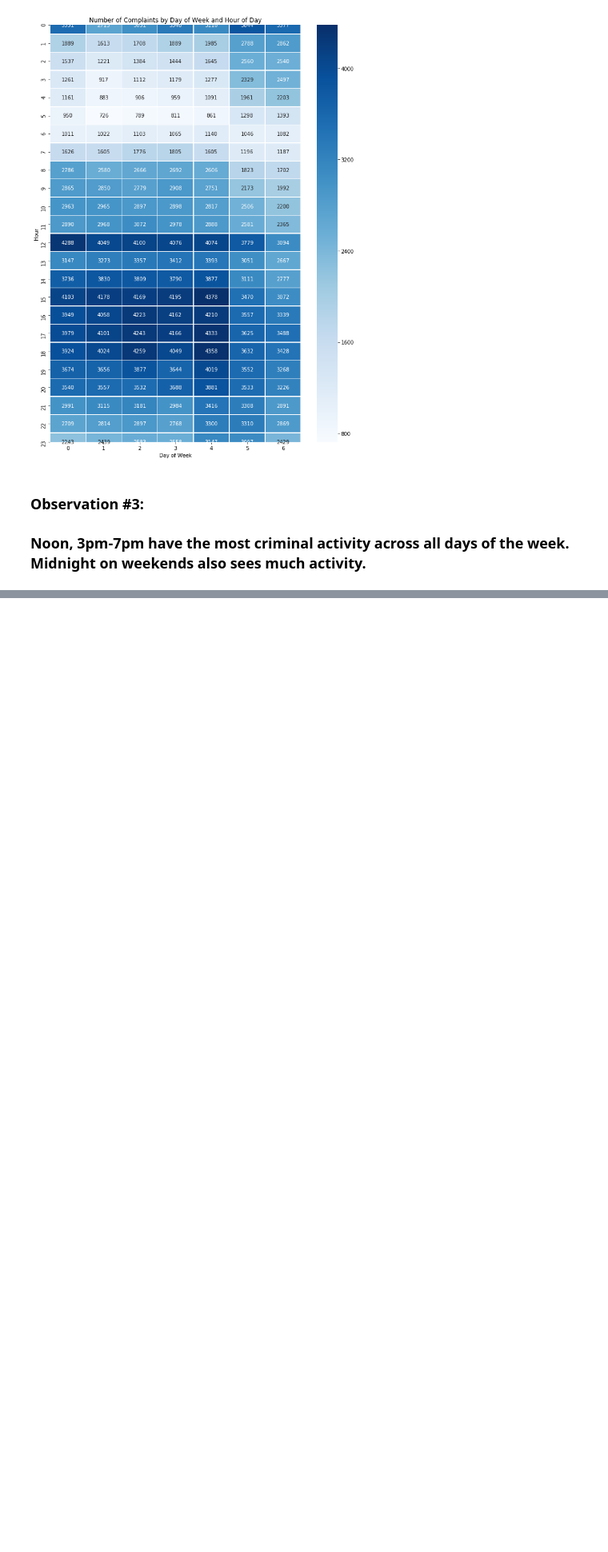
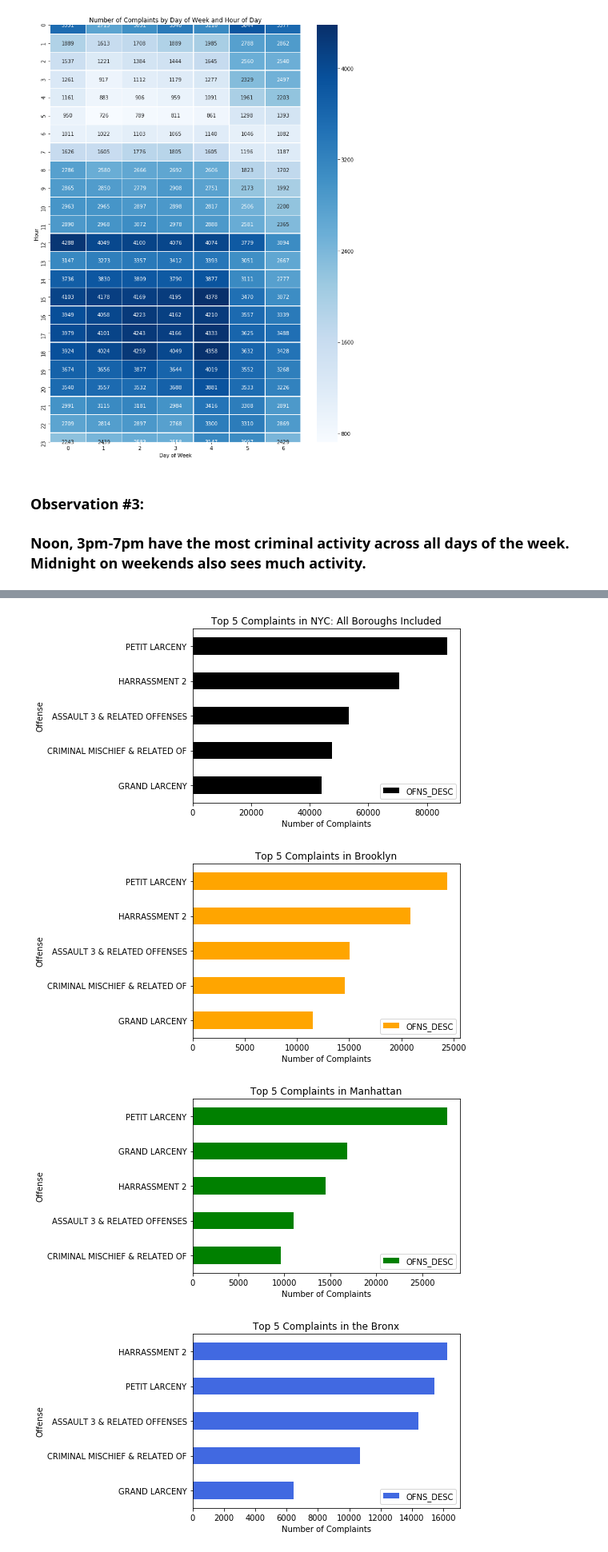
Before and after one commit to gpaet05/nypd-complaints, a Jupyter notebook: report.ipynb, the cells around one changed output, grey strips where cells are left out. Shown at 80% size. Drawn from its saved outputs; the diff is of its cells as text; code cells hidden in the pictures; blank space fills up the shorter version.

```diff
--- a/report.ipynb
+++ b/report.ipynb
@@ -221,0 +236,49 @@ ax.set(xlabel='Day of Week', ylabel='Hour');
+# %%
+nypd_boro_known = nypd[nypd['BORO_NM'] != 'UNKNOWN']
+nypd_all_boro = pd.DataFrame(nypd_boro_known.\
+                             OFNS_DESC.value_counts(dropna=False).head(5))
+nypd_brooklyn = pd.DataFrame(nypd_boro_known[nypd_boro_known['BORO_NM'] == 'BROOKLYN'].\
+                             OFNS_DESC.value_counts(dropna=False).head(5))
+nypd_manhattan = pd.DataFrame(nypd_boro_known[nypd_boro_known['BORO_NM'] == 'MANHATTAN'].\
+                             OFNS_DESC.value_counts(dropna=False).head(5))
+nypd_bronx = pd.DataFrame(nypd_boro_known[nypd_boro_known['BORO_NM'] == 'BRONX'].\
+                          OFNS_DESC.value_counts(dropna=False).head(5))
+nypd_queens = pd.DataFrame(nypd_boro_known[nypd_boro_known['BORO_NM'] == 'QUEENS'].\
+                             OFNS_DESC.value_counts(dropna=False).head(5))
+nypd_staten_island = pd.DataFrame(nypd_boro_known[nypd_boro_known['BORO_NM'] == 'STATEN ISLAND'].\
+                             OFNS_DESC.value_counts(dropna=False).head(5))
+# %%
+nypd_all_boro.sort_values(by='OFNS_DESC', ascending=True).plot(kind='barh', color='black')
+plt.ylabel('Offense')
+plt.xlabel('Number of Complaints')
+plt.title('Top 5 Complaints in NYC: All Boroughs Included');
+
+nypd_brooklyn.sort_values(by='OFNS_DESC', ascending=True).plot(kind='barh', color='orange')
+plt.ylabel('Offense')
+plt.xlabel('Number of Complaints')
+plt.title('Top 5 Complaints in Brooklyn');
+
+nypd_manhattan.sort_values(by='OFNS_DESC', ascending=True).plot(kind='barh', color='green')
+plt.ylabel('Offense')
+plt.xlabel('Number of Complaints')
+plt.title('Top 5 Complaints in Manhattan');
+
+nypd_bronx.sort_values(by='OFNS_DESC', ascending=True).plot(kind='barh', color='royalblue')
+plt.ylabel('Offense')
+plt.xlabel('Number of Complaints')
+plt.title('Top 5 Complaints in the Bronx');
+
+nypd_queens.sort_values(by='OFNS_DESC', ascending=True).plot(kind='barh', color='firebrick')
+plt.ylabel('Offense')
+plt.xlabel('Number of Complaints')
+plt.title('Top 5 Complaints in Queens');
+
+nypd_staten_island.sort_values(by='OFNS_DESC', ascending=True).plot(kind='barh', color='mediumpurple')
+plt.ylabel('Offense')
+plt.xlabel('Number of Complaints')
+plt.title('Top 5 Complaints in Staten Island');
+# %% [output]
+[figure, added]
+[figure, added]
+[figure, added]
+[figure, added]
```
Also changed, not shown: parts of 19 cells of this notebook, 1 other file.
